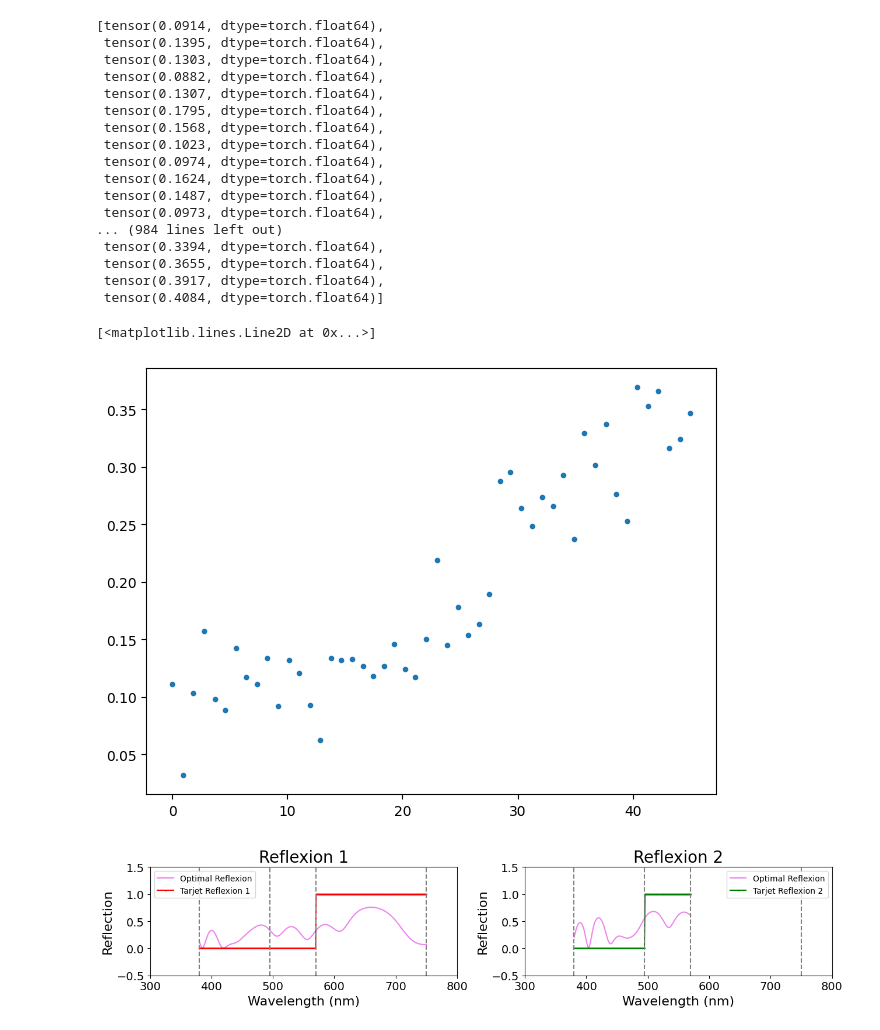
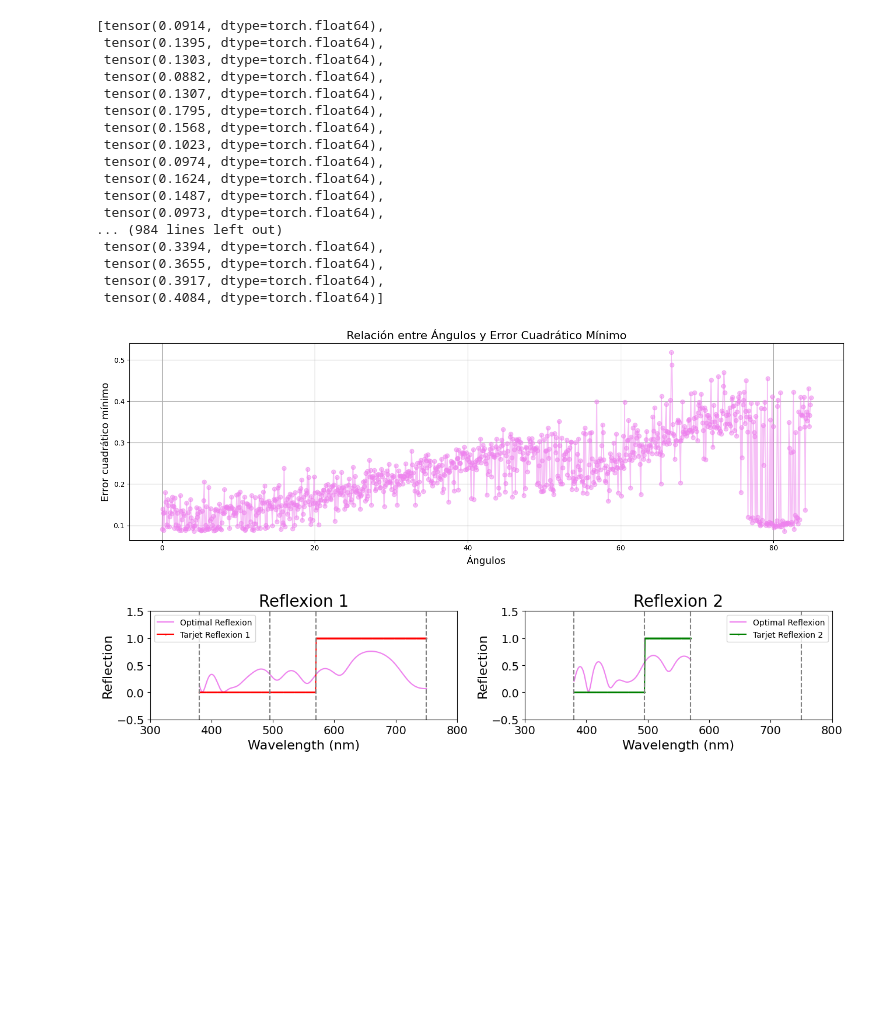
Before and after one commit to roldannahuelalejadro/MultiGlonet_thin_film, a Jupyter notebook: Only Reflexion Multiglonet/MultiGlonet.ipynb, the cells around one changed output. Drawn from its saved outputs; the diff is of its cells as text; code cells hidden in the pictures; blank space fills up the shorter version.

```diff
--- a/Only Reflexion Multiglonet/MultiGlonet.ipynb
+++ b/Only Reflexion Multiglonet/MultiGlonet.ipynb
@@ -354,11 +354,23 @@ Error
  tensor(0.3655, dtype=torch.float64),
  tensor(0.3917, dtype=torch.float64),
  tensor(0.4084, dtype=torch.float64)]
-# %%
-plt.plot(Angles , Error, ".")
-# %% [output]
-[<matplotlib.lines.Line2D at 0x...>]
-[figure, removed]
+# %%
+from pyparsing import alphas
+
+
+plt.figure(figsize=(15, 5))  # Ajusta el tamaño de la figura (ancho x alto)
+plt.plot(Angles, Error, "o-", color ="violet", alpha = 0.5)
+
+plt.xlabel("Ángulos", fontsize=14)  # Ajusta el tamaño de la fuente del eje x
+plt.ylabel("Error cuadrático mínimo", fontsize=14)  # Ajusta el tamaño de la fuente del eje y
+
+plt.title("Relación entre Ángulos y Error Cuadrático Mínimo", fontsize=16)  # Añade un título y ajusta el tamaño de la fuente
+
+plt.grid(True)  # Opcional: Añade una cuadrícula para mayor claridad
+
+plt.show()
+# %% [output]
+[figure, added]
 # %%
 # Definir xlim, ylim y vertical_lines
 xlim = (300, 800)
```
Also changed, not shown: 6 other files.
